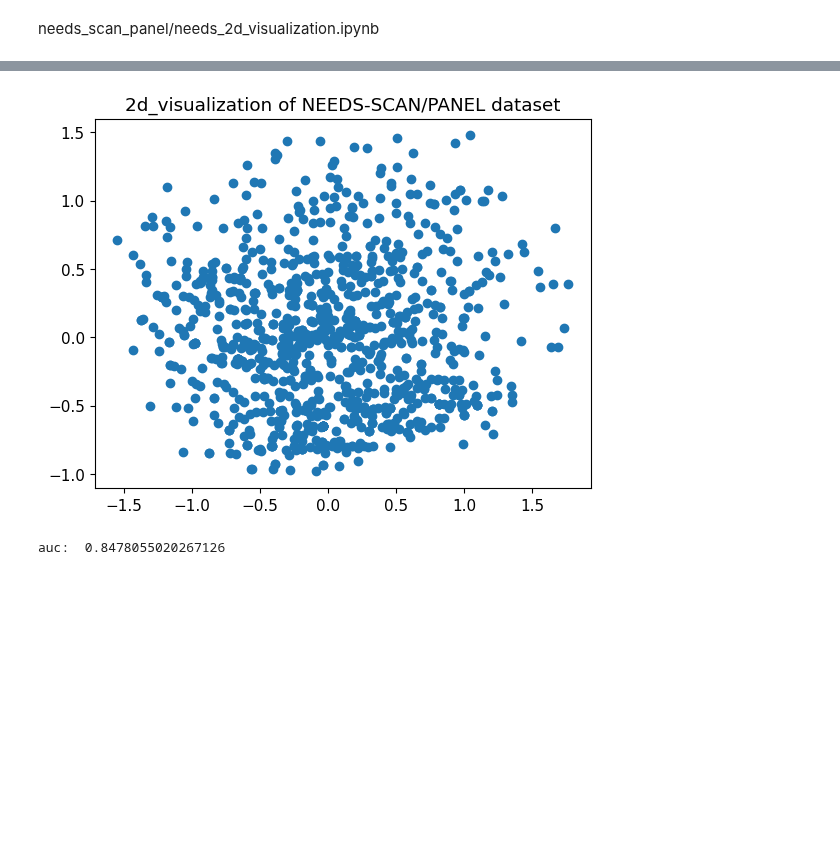
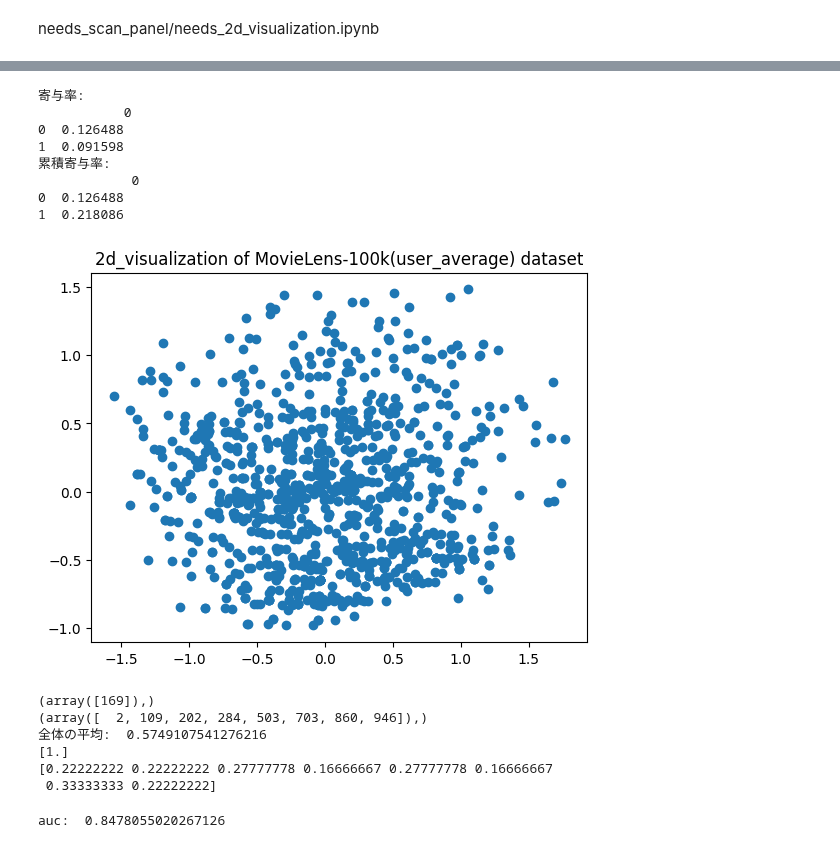
Before and after one commit to kimisuke0503/colab-research, a Jupyter notebook: needs_scan_panel/needs_2d_visualization.ipynb, the cells around one changed output, grey strips where cells are left out. Cells and saved outputs as stored; diff of their text form; code cells hidden in the pictures; blank space fills up the shorter version.

```diff
--- a/needs_scan_panel/needs_2d_visualization.ipynb
+++ b/needs_scan_panel/needs_2d_visualization.ipynb
@@ -33,22 +34,58 @@ print(test_needs)
 # %%
 # PCA
 from sklearn.decomposition import PCA
 import matplotlib.pyplot as plt
 
 N_DIMENSIONS = 2
 
 pca = PCA(N_DIMENSIONS) # 次元数を設定して初期化
-printcipalComponents = pca.fit_transform(X_needs)
-principalDf = pd.DataFrame(data=printcipalComponents, columns = ['principal component1', 'principal component2'])
+# 次元削減
+principalDf = pd.DataFrame(data=pca.fit_transform(X_needs), columns = ['principal component1', 'principal component2'])
+# 寄与率を算出
+contribution_ratios = pd.DataFrame(pca.explained_variance_ratio_)
+cumulative_contribution_ratios = contribution_ratios.cumsum()
+
 principalValue = principalDf.values # 主成分データ
 
-
-plt.scatter(principalValue[:,0],principalValue[:,1])
-plt.title("2d_visualization of NEEDS-SCAN/PANEL dataset")
-plt.rcParams["font.size"] = 12
-plt.savefig(f"needs_2d_visualization.png", format="png", dpi=300)
+print("寄与率: \n", contribution_ratios)
+print("累積寄与率: \n ", cumulative_contribution_ratios)
+plt.scatter(principalValue[:,0], principalValue[:,1])
+plt.title("2d_visualization of MovieLens-100k(user_average) dataset")
+plt.rcParams["font.size"] = 11
+plt.savefig(f"ave_movie_2d_visualization.png", format="png", dpi=300)
 # %% [output]
+寄与率:
+           0
+0  0.126488
+1  0.091598
+累積寄与率:
+            0
+0  0.126488
+1  0.218086
-[figure, old version]
+[figure, new version]
+# %%
+# 主成分考察
+
+pv1 = principalValue[:,0]
+pv2 = principalValue[:,1]
+
+print(np.where(pv1<-1.5))
+print(np.where(pv1>1.5))
+
+print("全体の平均: ", np.average(X_needs))
+
+user_average_score_min = np.average(X_needs[np.where(pv1<-1.5)], axis=1)
+print(user_average_score_min)
+
+user_average_score_max = np.average(X_needs[np.where(pv1>1.5)], axis=1)
+print(user_average_score_max)
+# %% [output]
+(array([169]),)
+(array([  2, 109, 202, 284, 503, 703, 860, 946]),)
+全体の平均:  0.5749107541276216
+[1.]
+[0.22222222 0.22222222 0.27777778 0.16666667 0.27777778 0.16666667
+ 0.33333333 0.22222222]
 # %%
 def RSCCMM(X, C, delta):
   n, m = X.shape
```
Also changed, not shown: parts of 1 cell of this notebook.
